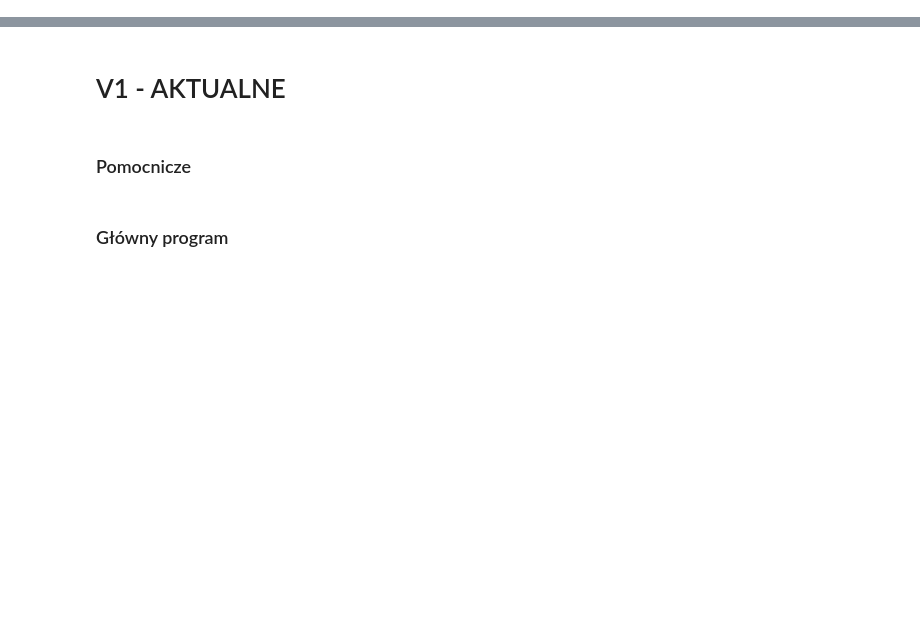
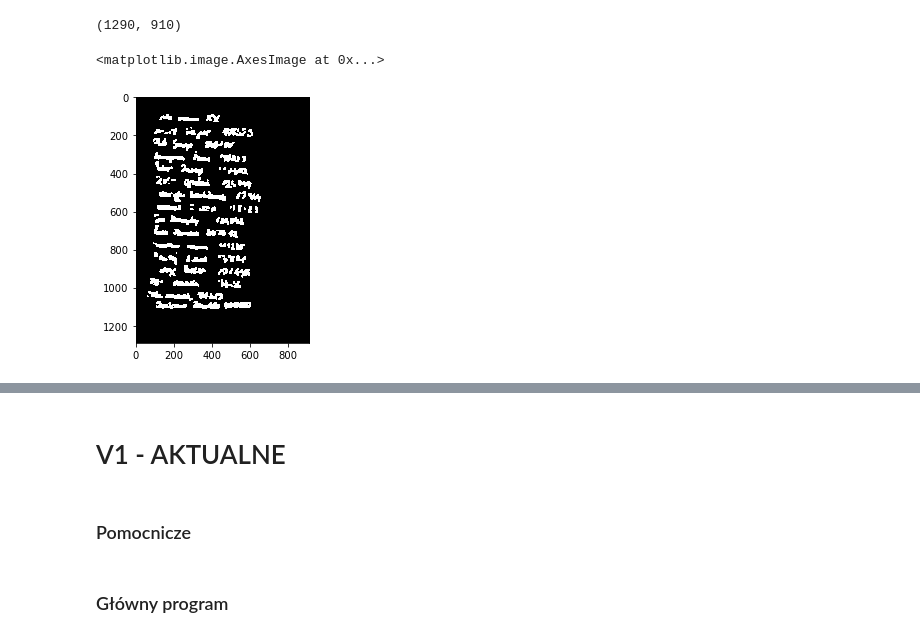
Before and after one commit to LiLatee/PIRO_project2, a Jupyter notebook: jupyter/2_Wyciecie_cyfr_z_obrazow_indeksow.ipynb, the cells around one changed output, grey strips where cells are left out. Drawn from its saved outputs; the diff is of its cells as text; code cells hidden in the pictures; blank space fills up the shorter version.

```diff
--- a/jupyter/2_Wyciecie_cyfr_z_obrazow_indeksow.ipynb
+++ b/jupyter/2_Wyciecie_cyfr_z_obrazow_indeksow.ipynb
@@ -19,3 +19,15 @@ import itertools as it
 
 from collections import Counter
 # %matplotlib qt
+# %%
+pp = Path('../data/partial_results/1/2_kontury_wyrazow_na_fragmencie/3.png')
+img = io.imread(pp)
+img_rot = transform.rotate(img, 50,  resize=True)
+img_rot_inv = transform.rotate(img_rot, -50,  resize=True)
+# %%
+print(img.shape)
+io.imshow(img)
+# %% [output]
+(1290, 910)
+<matplotlib.image.AxesImage at 0x...>
+[figure, added]
```
Also changed, not shown: parts of 3 cells of this notebook, 3 other files.
